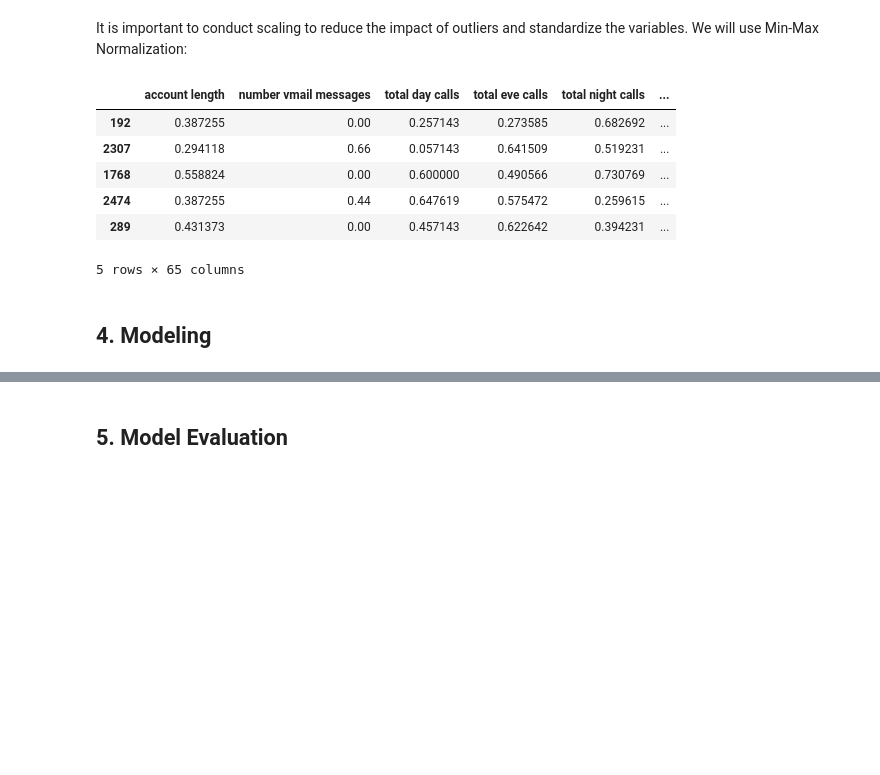
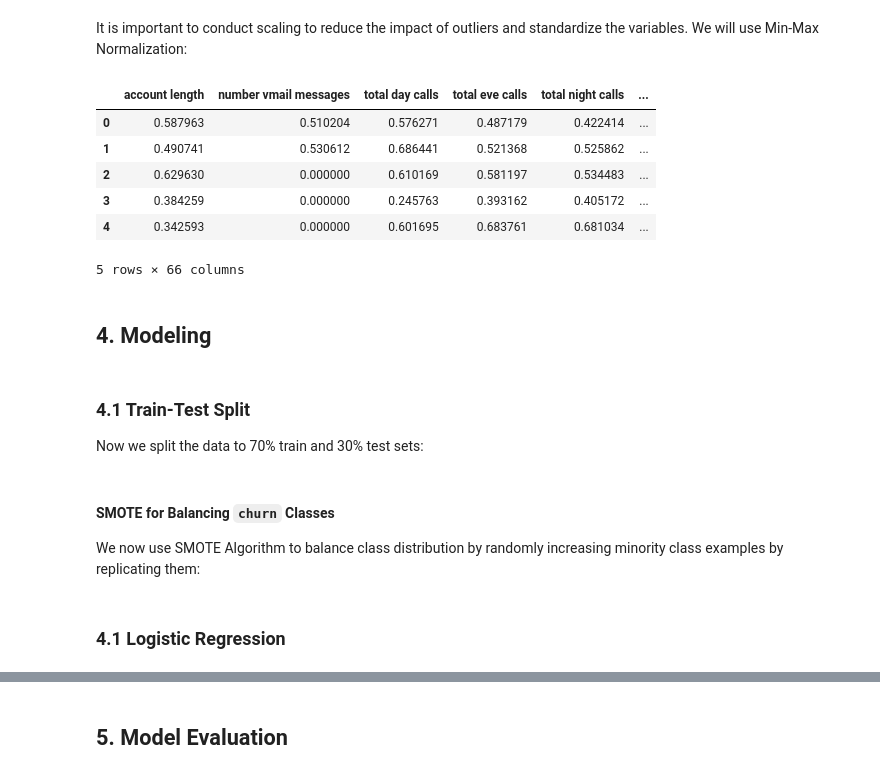
Before and after one commit to NashonOkumu/churn-prediction, a Jupyter notebook: student.ipynb, the cells around one changed output, grey strips where cells are left out. Cells and saved outputs as stored; diff of their text form; code cells hidden in the pictures; blank space fills up the shorter version.

```diff
--- a/student.ipynb
+++ b/student.ipynb
@@ -537,0 +513,19 @@ print(df.shape)
+# %%
+def remove_outliers(df, z_threshold=3):
+    """
+    Removes numerical outliers from a DataFrame based on a z-score threshold.
+
+    Parameters:
+    - df: pandas DataFrame from which to remove outliers
+    - z_threshold: z-score threshold above which to consider data as outliers
+
+    Returns:
+    - A DataFrame with outliers removed
+    """
+    numerical_cols = df.select_dtypes(include=[np.number])
+    z_scores = numerical_cols.apply(stats.zscore).abs()
+    filtered_entries = (z_scores < z_threshold).all(axis=1)
+    return df[filtered_entries]
+
+df = remove_outliers(df, z_threshold=3)
+print(df.shape)
@@ -630 +604,4 @@ y_test_encoded = label_encoder.transform(y_test)
+# %%
+label_encoder = LabelEncoder()
+df['churn'] = label_encoder.fit_transform(df['churn'])
 # %% [markdown]
@@ -656,0 +609,3 @@ resampled_X_train, resampled_y_train = smote.fit_resample(X_train, y_train)
+# %%
+df = pd.get_dummies(df,columns = ['state', 'area code','international plan','voice mail plan'])
+df.head()
@@ -659,27 +622,26 @@ resampled_X_train, resampled_y_train = smote.fit_resample(X_train, y_train)
 # %% [markdown]
 It is important to conduct scaling to reduce the impact of outliers and standardize the variables. We will use Min-Max Normalization:
 # %%
-# Initialize MinMaxScaler
 scaler = MinMaxScaler()
 
-# Define a function for scaling
-def scaling(columns, X):
-    return scaler.fit_transform(X[columns].values.reshape(-1, 1))
+def scaling(columns):
+    return scaler.fit_transform(df[columns].values.reshape(-1,1))
 
-# Apply scaling to numeric columns in both training and test data
-numeric_columns = X_train.select_dtypes(include=[np.number]).columns
-for col in numeric_columns:
-    X_train[col] = scaling(col, X_train)
-    X_test[col] = scaling(col, X_test)
-
-X_train.head()
+for i in df.select_dtypes(include=[np.number]).columns:
+    df[i] = scaling(i)
+df.head()
 # %% [output]
 |  | account length | number vmail messages | total day calls | total eve calls | total night calls | ... |
-| 192 | 0.387255 | 0.00 | 0.257143 | 0.273585 | 0.682692 | ... |
-| 2307 | 0.294118 | 0.66 | 0.057143 | 0.641509 | 0.519231 | ... |
-| 1768 | 0.558824 | 0.00 | 0.600000 | 0.490566 | 0.730769 | ... |
-| 2474 | 0.387255 | 0.44 | 0.647619 | 0.575472 | 0.259615 | ... |
-| 289 | 0.431373 | 0.00 | 0.457143 | 0.622642 | 0.394231 | ... |
+| 0 | 0.587963 | 0.510204 | 0.576271 | 0.487179 | 0.422414 | ... |
+| 1 | 0.490741 | 0.530612 | 0.686441 | 0.521368 | 0.525862 | ... |
+| 2 | 0.629630 | 0.000000 | 0.610169 | 0.581197 | 0.534483 | ... |
+| 3 | 0.384259 | 0.000000 | 0.245763 | 0.393162 | 0.405172 | ... |
+| 4 | 0.342593 | 0.000000 | 0.601695 | 0.683761 | 0.681034 | ... |
-5 rows × 65 columns
+5 rows × 66 columns
 # %% [markdown]
 ## 4. Modeling
+# %% [markdown]
+### 4.1 Train-Test Split
+
+
+Now we split the data to 70% train and 30% test sets:
@@ -685,0 +653,4 @@ X_train.head()
+# %% [markdown]
+#### SMOTE for Balancing `churn` Classes
+
+We now use SMOTE Algorithm  to balance class distribution by randomly increasing minority class examples by replicating them:
@@ -685,0 +660,2 @@ X_train.head()
+# %% [markdown]
+### 4.1 Logistic Regression
```
Also changed, not shown: parts of 44 cells of this notebook.
